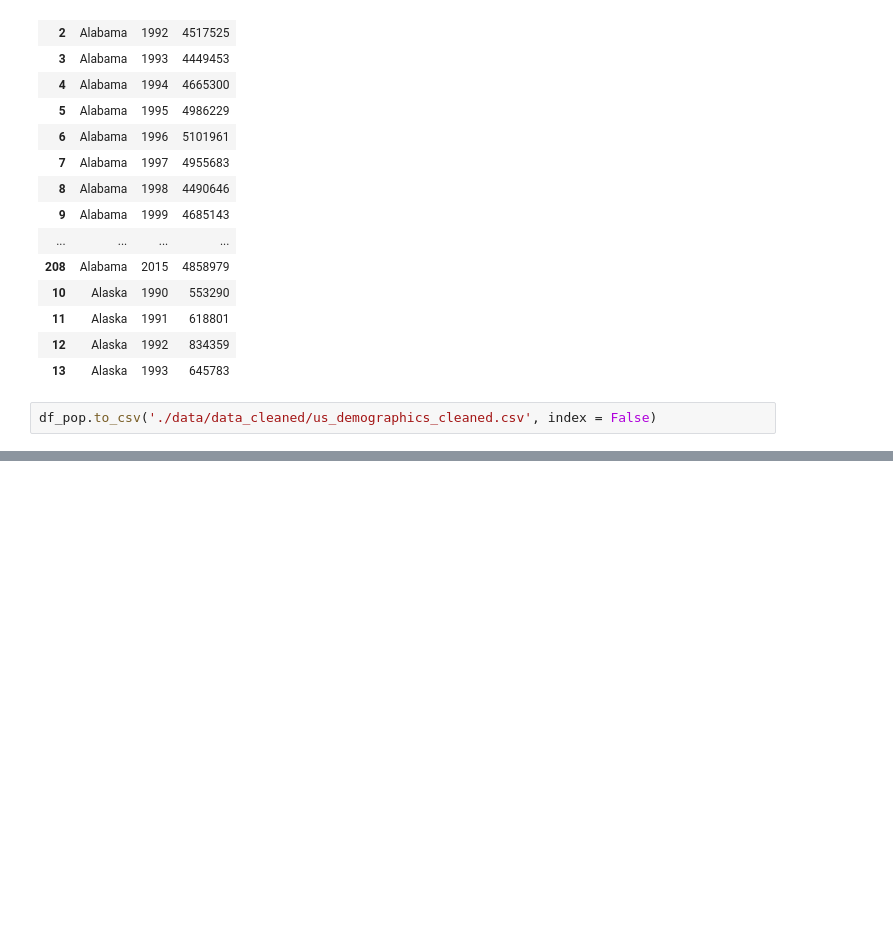
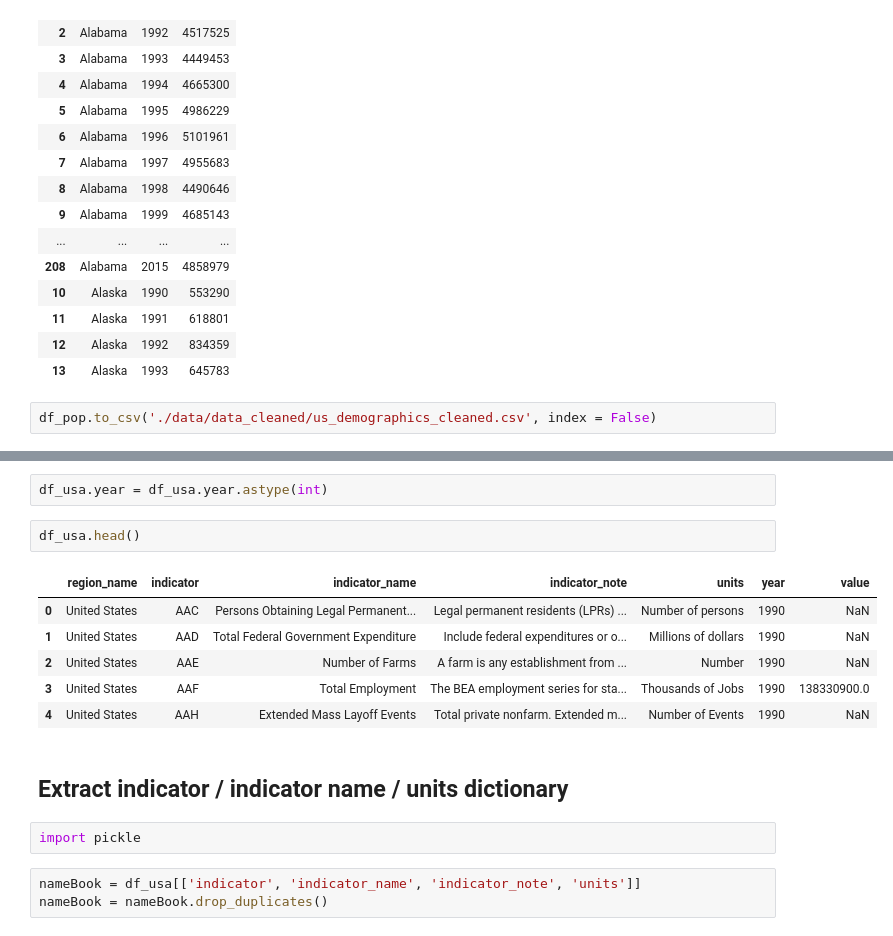
Before and after one commit to SuperYuLu/USEduFinanceML, a Jupyter notebook: Clean_Data.ipynb, the cells around one changed output, grey strips where cells are left out. Cells and saved outputs as stored; diff of their text form; blank space fills up the shorter version.

```diff
--- a/Clean_Data.ipynb
+++ b/Clean_Data.ipynb
@@ -113,0 +204,18 @@ df_pop.to_csv('./data/data_cleaned/us_demographics_cleaned.csv', index = False)
+# %%
+df_usa.year = df_usa.year.astype(int)
+# %%
+df_usa.head()
+# %% [output]
+|  | region_name | indicator | indicator_name | indicator_note | units | year | value |
+| 0 | United States | AAC | Persons Obtaining Legal Permanent... | Legal permanent residents (LPRs) ... | Number of persons | 1990 | NaN |
+| 1 | United States | AAD | Total Federal Government Expenditure | Include federal expenditures or o... | Millions of dollars | 1990 | NaN |
+| 2 | United States | AAE | Number of Farms | A farm is any establishment from ... | Number | 1990 | NaN |
+| 3 | United States | AAF | Total Employment | The BEA employment series for sta... | Thousands of Jobs | 1990 | 138330900.0 |
+| 4 | United States | AAH | Extended Mass Layoff Events | Total private nonfarm. Extended m... | Number of Events | 1990 | NaN |
+# %% [markdown]
+## Extract indicator / indicator name / units dictionary
+# %%
+import pickle
+# %%
+nameBook = df_usa[['indicator', 'indicator_name', 'indicator_note', 'units']]
+nameBook = nameBook.drop_duplicates()
```
Also changed, not shown: parts of 30 cells of this notebook, 8 other files.
